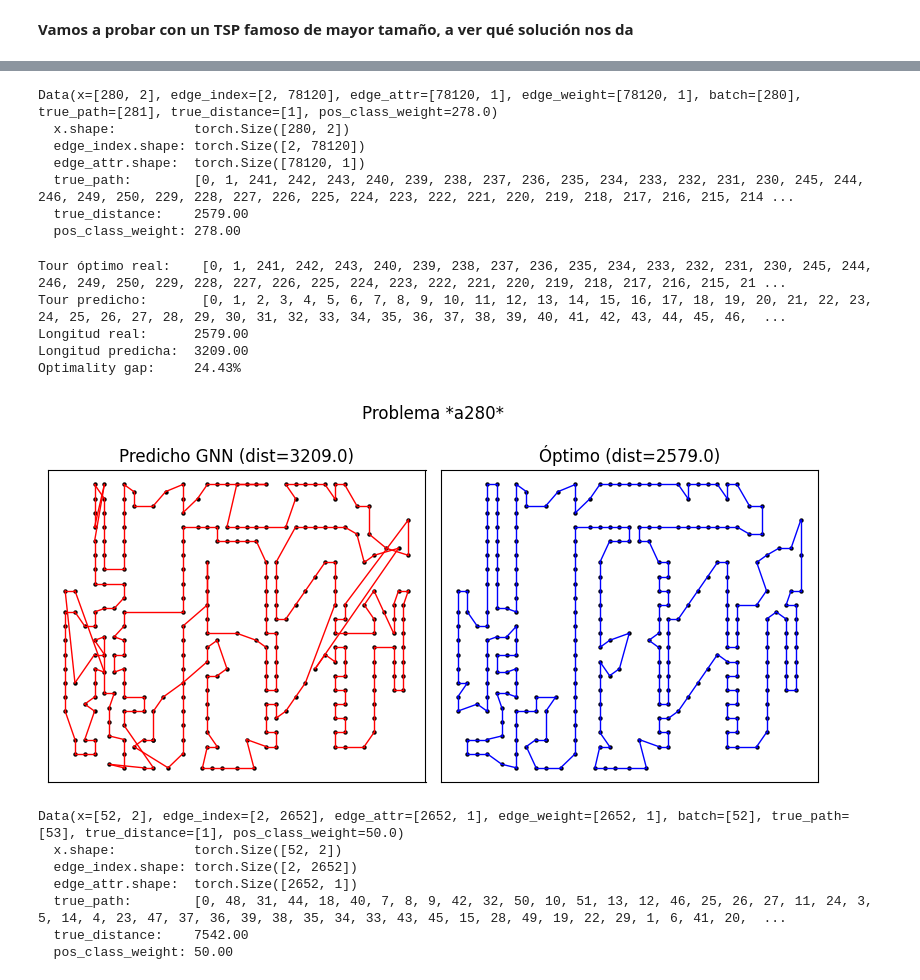
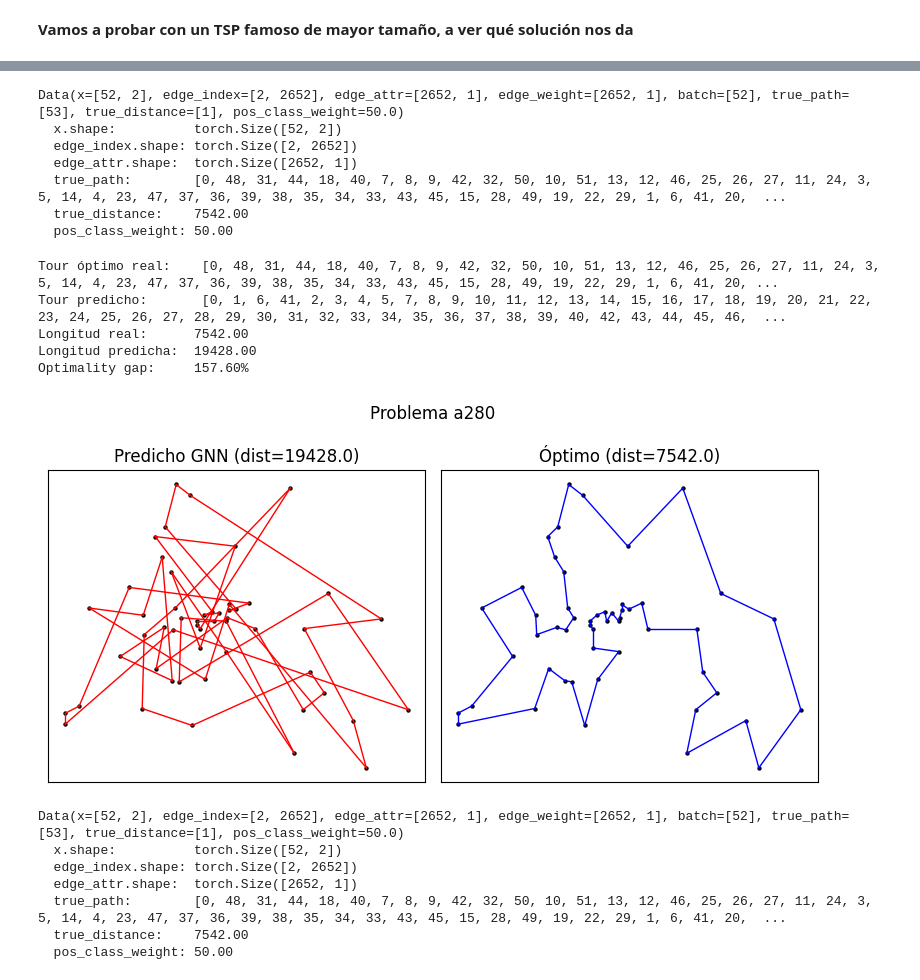
Before and after one commit to PabloMendieta03/TSP_Classical_Solutions, a Jupyter notebook: GNNs.ipynb, the cells around one changed output, grey strips where cells are left out. Drawn from its saved outputs; the diff is of its cells as text; code cells hidden in the pictures.

```diff
--- a/GNNs.ipynb
+++ b/GNNs.ipynb
@@ -9,4 +34,4 @@ import numpy as np
 # %%
 # descarga de la Base de Datos
-data_list = torch.load("tsps.pt", weights_only=False)
+data_list = torch.load("tsps1000.pt", weights_only=False)
 # %%
@@ -1048,10 +1082,10 @@ from torch_geometric.data import Data
 from dataset import FamousTSP  # Ajusta si difiere tu import
 
 # --- 0) Carga y procesa a280 con FamousTSP ----------------------------
-a280 = FamousTSP('TSP_problems/a280.tsp', 'TSP_problems/a280.opt.tour')
+a280 = FamousTSP('TSP_problems/berlin52.tsp', 'TSP_problems/berlin52.opt.tour')
 
 # Extrae coords_list_280 y D_280 como antes
-nodes = sorted(a280.coords.keys())  # [1,2,…]
+nodes = sorted(a280.coords.keys())
 coords_list = [[a280.coords[i][0], a280.coords[i][1]] for i in nodes]
 D_full = np.array(a280.dist_matrix)                # shape (281,281)
 D_280 = D_full[1:a280.dimension+1,1:a280.dimension+1]  # recorta fila/columna 0
@@ -1104,13 +1138,13 @@ print(f"  true_path:        {data_a280.true_path.tolist()}")
 print(f"  true_distance:    {data_a280.true_distance.item():.2f}")
 print(f"  pos_class_weight: {data_a280.pos_class_weight:.2f}")
 # %% [output]
-Data(x=[280, 2], edge_index=[2, 78120], edge_attr=[78120, 1], edge_weight=[78120, 1], batch=[280], true_path=[281], true_distance=[1], pos_class_weight=278.0)
-  x.shape:          torch.Size([280, 2])
-  edge_index.shape: torch.Size([2, 78120])
-  edge_attr.shape:  torch.Size([78120, 1])
-  true_path:        [0, 1, 241, 242, 243, 240, 239, 238, 237, 236, 235, 234, 233, 232, 231, 230, 245, 244, 246, 249, 250, 229, 228, 227, 226, 225, 224, 223, 222, 221, 220, 219, 218, 217, 216, 215, 214 ...
-  true_distance:    2579.00
-  pos_class_weight: 278.00
+Data(x=[52, 2], edge_index=[2, 2652], edge_attr=[2652, 1], edge_weight=[2652, 1], batch=[52], true_path=[53], true_distance=[1], pos_class_weight=50.0)
+  x.shape:          torch.Size([52, 2])
+  edge_index.shape: torch.Size([2, 2652])
+  edge_attr.shape:  torch.Size([2652, 1])
+  true_path:        [0, 48, 31, 44, 18, 40, 7, 8, 9, 42, 32, 50, 10, 51, 13, 12, 46, 25, 26, 27, 11, 24, 3, 5, 14, 4, 23, 47, 37, 36, 39, 38, 35, 34, 33, 43, 45, 15, 28, 49, 19, 22, 29, 1, 6, 41, 20,  ...
+  true_distance:    7542.00
+  pos_class_weight: 50.00
 # %%
 import torch
 import networkx as nx
@@ -1149,31 +1183,13 @@ with torch.no_grad():
 probs = torch.sigmoid(logits).view(-1)  # [E]
 
 # --- 2) Reconstruir tour con greedy top-N ---
-N = data_a280.x.size(0)
-edges = data_a280.edge_index.t().cpu().tolist()
-pairs = sorted(zip(edges, probs.cpu().numpy()), key=lambda x: -x[1])
-top_edges = [edge for edge, _ in pairs[:N]]
-
-tour = [0]
-visited = {0}
-while len(tour) < N:
-    cur = tour[-1]
-    for i, j in top_edges:
-        if i == cur and j not in visited:
-            tour.append(j)
-            visited.add(j)
-            break
-    else:
-        rem = set(range(N)) - visited
-        nxt = rem.pop()
-        tour.append(nxt)
-        visited.add(nxt)
-tour.append(tour[0])
+tour = SolutionAnalysys.tour_from_probs(probs, len(nodes))
 
 # --- 3) Cálculo de métricas usando dist_mat y data_a280.true_distance ---
 pred_len = sum(dist_mat[tour[k], tour[k+1]] for k in range(N))
 true_len = data_a280.true_distance.item()
 opt_gap = (pred_len - true_len) / true_len
+
 
 # --- 4) Impresión final ---
 print("Tour óptimo real:   ", data_a280.true_path.tolist())
@@ -1182,43 +1198,43 @@ print(f"Longitud real:      {true_len:.2f}")
 print(f"Longitud predicha:  {pred_len:.2f}")
 print(f"Optimality gap:     {opt_gap*100:.2f}%")
 # %% [output]
-Tour óptimo real:    [0, 1, 241, 242, 243, 240, 239, 238, 237, 236, 235, 234, 233, 232, 231, 230, 245, 244, 246, 249, 250, 229, 228, 227, 226, 225, 224, 223, 222, 221, 220, 219, 218, 217, 216, 215, 21 ...
-Tour predicho:       [0, 1, 2, 3, 4, 5, 6, 7, 8, 9, 10, 11, 12, 13, 14, 15, 16, 17, 18, 19, 20, 21, 22, 23, 24, 25, 26, 27, 28, 29, 30, 31, 32, 33, 34, 35, 36, 37, 38, 39, 40, 41, 42, 43, 44, 45, 46,  ...
-Longitud real:      2579.00
-Longitud predicha:  3209.00
-Optimality gap:     24.43%
+Tour óptimo real:    [0, 48, 31, 44, 18, 40, 7, 8, 9, 42, 32, 50, 10, 51, 13, 12, 46, 25, 26, 27, 11, 24, 3, 5, 14, 4, 23, 47, 37, 36, 39, 38, 35, 34, 33, 43, 45, 15, 28, 49, 19, 22, 29, 1, 6, 41, 20, ...
+Tour predicho:       [0, 1, 6, 41, 2, 3, 4, 5, 7, 8, 9, 10, 11, 12, 13, 14, 15, 16, 17, 18, 19, 20, 21, 22, 23, 24, 25, 26, 27, 28, 29, 30, 31, 32, 33, 34, 35, 36, 37, 38, 39, 40, 42, 43, 44, 45, 46,  ...
+Longitud real:      7542.00
+Longitud predicha:  19428.00
+Optimality gap:     157.60%
 # %%
 # 6) Visualización comparativa con puntos más pequeños
 fig, axes = plt.subplots(1, 2, figsize=(8, 4))
 fig.suptitle("Problema a280", fontsize=12)
 coords_np = data_a280.x.cpu().numpy()
 
 # Predicho
 ax = axes[0]
 ax.scatter(coords_np[:,0], coords_np[:,1],
            color='k', s=10, marker='o', linewidths=0)
 for a, b in zip(tour[:-1], tour[1:]):
     ax.plot([coords_np[a,0], coords_np[b,0]],
             [coords_np[a,1], coords_np[b,1]],
             c='r', linewidth=1)
 ax.set_title(f"Predicho GNN (dist={pred_len:.1f})")
 ax.set_xticks([]); ax.set_yticks([])
 
 # Óptimo
 ax = axes[1]
 ax.scatter(coords_np[:,0], coords_np[:,1],
            color='k', s=10, marker='o', linewidths=0)
-for a, b in zip(true_path[:-1], true_path[1:]):
+for a, b in zip(data_a280.true_path[:-1], data_a280.true_path[1:]):
     ax.plot([coords_np[a,0], coords_np[b,0]],
             [coords_np[a,1], coords_np[b,1]],
             c='b', linewidth=1)
-ax.set_title(f"Óptimo (dist={true_distance:.1f})")
+ax.set_title(f"Óptimo (dist={true_len:.1f})")
 ax.set_xticks([]); ax.set_yticks([])
 
 plt.tight_layout()
 plt.show()
 # %% [output]
-[figure, old version]
+[figure, new version]
 # %%
 import torch
 import numpy as np
```
Also changed, not shown: parts of 13 cells of this notebook, 3 other files.
